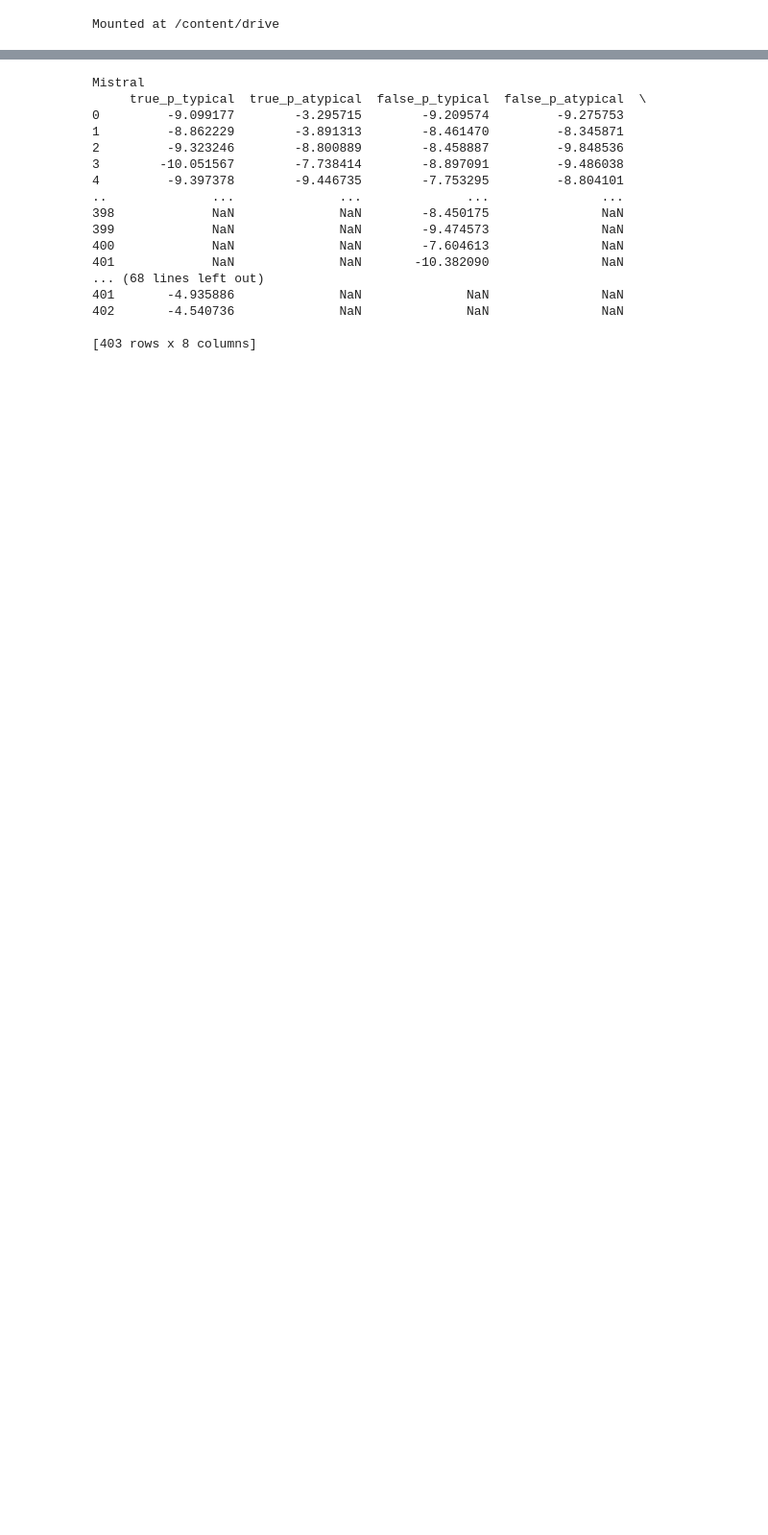
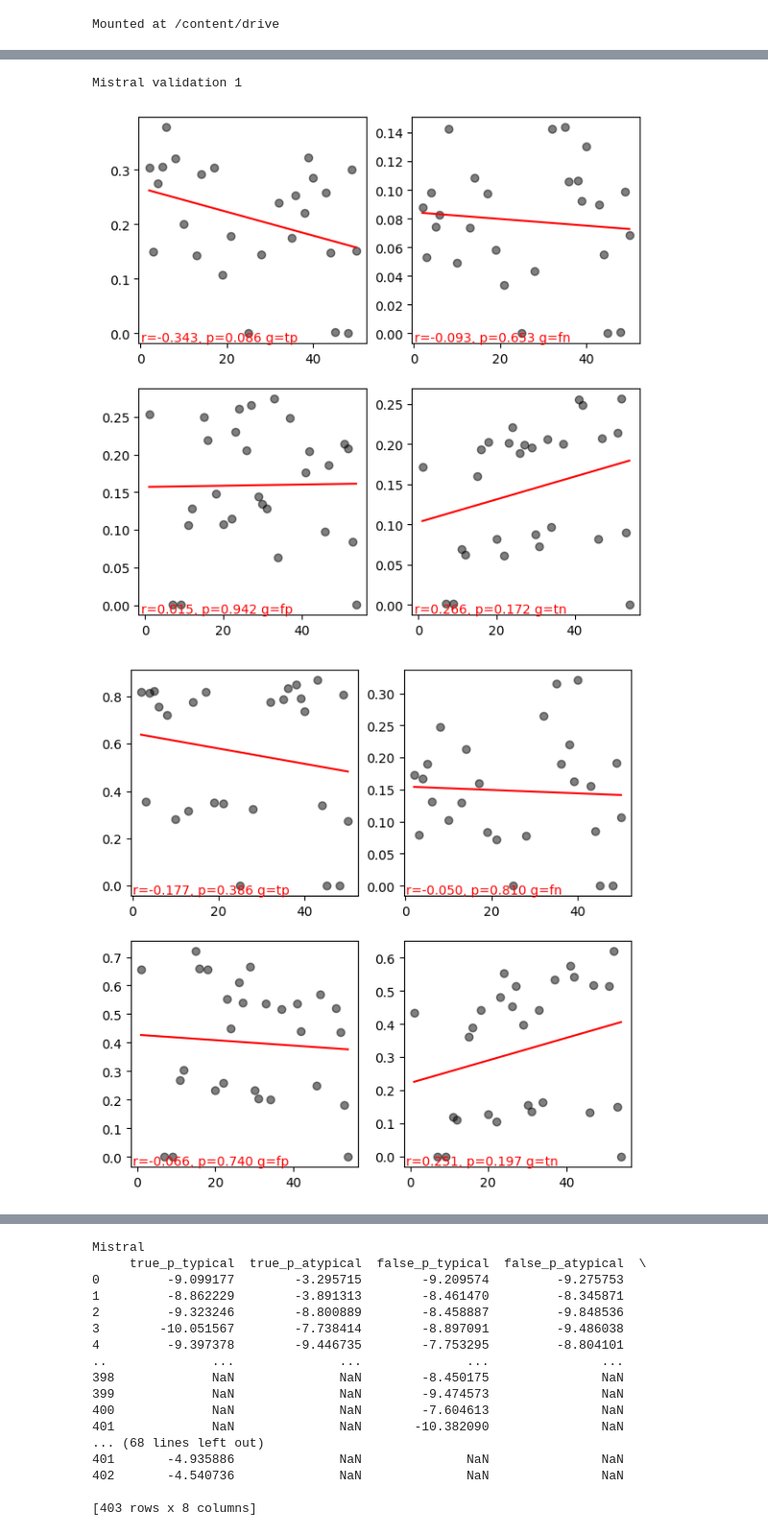
Before and after one commit to thaopham03/evaluating_fan_effects_in_large_language_models, a Jupyter notebook: fan_effects_data_analysis.ipynb, the cells around one changed output, grey strips where cells are left out. Shown at 96% size. Cells and saved outputs as stored; diff of their text form; code cells hidden in the pictures; blank space fills up the shorter version.

Commit message:
updated validations analysis

```diff
--- a/fan_effects_data_analysis.ipynb
+++ b/fan_effects_data_analysis.ipynb
@@ -21,0 +137,11 @@ Mounted at /content/drive
+# %%
+# Validation 1:
+print("Mistral validation 1")
+rand_mist = load_data('/content/drive/MyDrive/IGOG-Alignment-Exp/Experiments/fan-effects-exp/results/rational/validation1-mistralai_Mistral-7B-v0.1.csv', convert_prob=True)
+confusion_scatter(rand_mist, fan_type='both', aggregate='std')
+confusion_scatter(rand_mist, fan_type='first', aggregate='mean')
+confusion_scatter(rand_mist, fan_type='second', aggregate='none')
+# %% [output]
+Mistral validation 1
+[figure, added]
+[figure, added]
```
Also changed, not shown: parts of 18 cells of this notebook.
